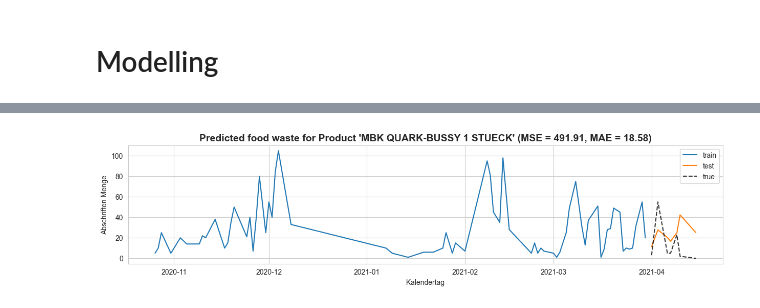
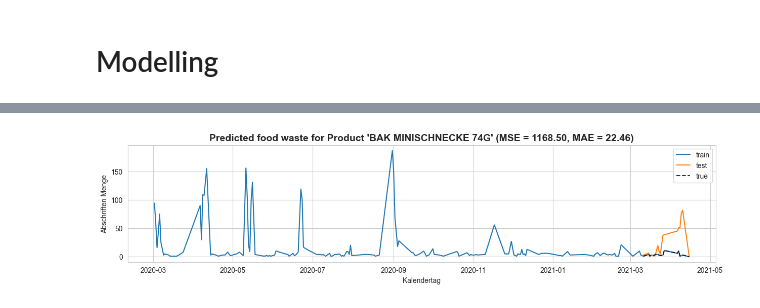
Before and after one commit to negralessio/bfh23-foodwaste, a Jupyter notebook: notebooks/modelling.ipynb, the cells around one changed output, grey strips where cells are left out. Saved outputs shown, nothing was run; the diff lists cells and outputs as text; code cells hidden in the pictures.

```diff
--- a/notebooks/modelling.ipynb
+++ b/notebooks/modelling.ipynb
@@ -162,7 +162,7 @@ def prepare_df(product_df: pd.DataFrame, target: str = "Abschriften Menge") -> p
 
     return pd.DataFrame(product_df)
 # %%
-def train_test_split(df: pd.DataFrame, last_k_percent = 0.1) -> tuple[pd.DataFrame, pd.DataFrame]:
+def train_test_split(df: pd.DataFrame, last_k_percent = 0.1) -> tuple[pd.DataFrame, pd.DataFrame, int]:
     """ Differentiate between absolute or relative last k values. Then splits data based on that.
 
     :param df: pd.DataFrame -- Product specific df
@@ -182,7 +182,7 @@ def train_test_split(df: pd.DataFrame, last_k_percent = 0.1) -> tuple[pd.DataFra
     # Get last k values, e.g. last 50 values
     X_test = df.iloc[-k:, :]
 
-    return X_train, X_test
+    return X_train, X_test, k
 
 
 def create_time_features(df):
@@ -290,38 +290,72 @@ def prepare_inference_sample(TEST_DATE: str) -> pd.DataFrame:
 TEST_DATE = "2021-03-15"
 # Specify number of test samples (last k). Can also be relative, e.g. K = 0.1 or absolute, e.g. K=5
 TEST_SPLIT_SIZE = 0.1
+# Test IDs
+TEST_IDs = [794366005, 2231234009]
 
-for id in set(top_k_foodwasters_df.Artikelnummer.values):
-    product_name = get_name_of_product_by_id(master_df=df, id=id)
-    product_df = get_product_df(master_df=df, id=id)
-    product_df = prepare_df(product_df)
+def train_and_inference(master_df: pd.DataFrame, ids: list, date: str, test_split_size = 0.1,
+                        refit_model: bool = True, plot_results: bool = False, verbosity: int = 1) -> dict:
+    # Make predictions
+    predictions: dict = {}
 
-    # Perform train test split on specified dataframe
-    train_df, test_df = train_test_split(product_df, last_k_percent=TEST_SPLIT_SIZE)
-    train_df = create_time_features(train_df)
-    test_df = create_time_features(test_df)
+    for id in set(ids):
+        # Get Train data of the product specified by ID and do minor preprocessing
+        product_name = get_name_of_product_by_id(master_df=master_df, id=id)
+        product_df = get_product_df(master_df=master_df, id=id)
+        product_df = prepare_df(product_df)
 
-    # Get Features and Labels of Train and Test
-    X_train, y_train, X_test, y_test = get_features_and_labels(train_df, test_df)
+        # Perform train test split on specified dataframe
+        train_df, test_df, k = train_test_split(product_df, last_k_percent=test_split_size)
+        train_df = create_time_features(train_df)
+        test_df = create_time_features(test_df)
 
-    # Fit Model
-    reg = xgb.XGBRegressor(n_estimators=1000)
-    reg.fit(X_train, y_train, verbose = False)
+        # Get Features and Labels of Train and Test
+        X_train, y_train, X_test, y_test = get_features_and_labels(train_df, test_df)
 
-    # Get y_pred
-    y_pred: pd.DataFrame = make_prediction(X_test, regressor=reg)
-    # Evaluate
-    mse = mean_squared_error(y_true=y_test, y_pred=y_pred)
-    mae = mean_absolute_error(y_true=y_test, y_pred=y_pred)
-    mape = mean_absolute_percentage_error(y_true=y_test, y_pred=y_pred)
-    print(f"MSE: {mse:.2f}, MAE: {mae:.2f}")
+        if verbosity > 0:
+            print(f"Making prediction for '{product_name}' ...")
 
-    # Inference Sample Test
-    test_sample = prepare_inference_sample(TEST_DATE)
-    y_pred_sample = reg.predict(test_sample)
-    print(f"Test Vector: {test_sample}\nTest Prediction: {y_pred_sample}\nFitted XGBR: {product_name}")
+        # Fit Model
+        reg = xgb.XGBRegressor(n_estimators=1000)
+        reg.fit(X_train, y_train, verbose = False)
 
-    # Concat results for plotting
-    df_concat = concat_data_with_prediction(y_train=y_train, y_pred=y_pred)
-    visualize_predictions(df_concat, test_df, product_name, mse, mae)
+        # Get y_pred
+        y_pred: pd.DataFrame = make_prediction(X_test, regressor=reg, verbosity=0)
+        # Evaluate
+        mse = mean_squared_error(y_true=y_test, y_pred=y_pred)
+        mae = mean_absolute_error(y_true=y_test, y_pred=y_pred)
+
+        if refit_model:
+            if verbosity > 0:
+                print("Refitting model ...")
+            X_train, _, _ = train_test_split(product_df, last_k_percent=0)
+            X_train = create_time_features(X_train)
+            y_train = pd.DataFrame(X_train["Abschriften Menge"])
+            X_train = X_train.drop("Abschriften Menge", axis=1)
+            reg.fit(X_train, y_train)
+            # Inference Sample Test
+            test_sample = prepare_inference_sample(date)
+            y_pred_sample = reg.predict(test_sample)
+        else:
+            test_sample = prepare_inference_sample(date)
+            y_pred_sample = reg.predict(test_sample)
+
+        if plot_results:
+            # Concat results for plotting
+            df_concat = concat_data_with_prediction(y_train=y_train, y_pred=y_pred)
+            visualize_predictions(df_concat, test_df, product_name, mse, mae)
+
+        predictions[id] = {"Name": product_name,
+                           "ID": id,
+                           "Fitted-XGBR": reg,
+                           "Test MSE":mse,
+                           "Test MAE": mae,
+                           "Test Size": k,
+                           "Prediction-Date": date,
+                           "Prediction": np.float32(y_pred_sample)}
+
+    return predictions
+
+predictions = train_and_inference(master_df = df, ids = TEST_IDs, date = TEST_DATE, test_split_size = 0.1,
+                                    refit_model = True, plot_results = True, verbosity = 1)
 # %% [output]
@@ -343 +367 @@ Fitted XGBR: MBK QUARK-BUSSY 1 STUECK
-[figure, old version]
+[figure, new version]
```
Also changed, not shown: parts of 2 cells of this notebook.
